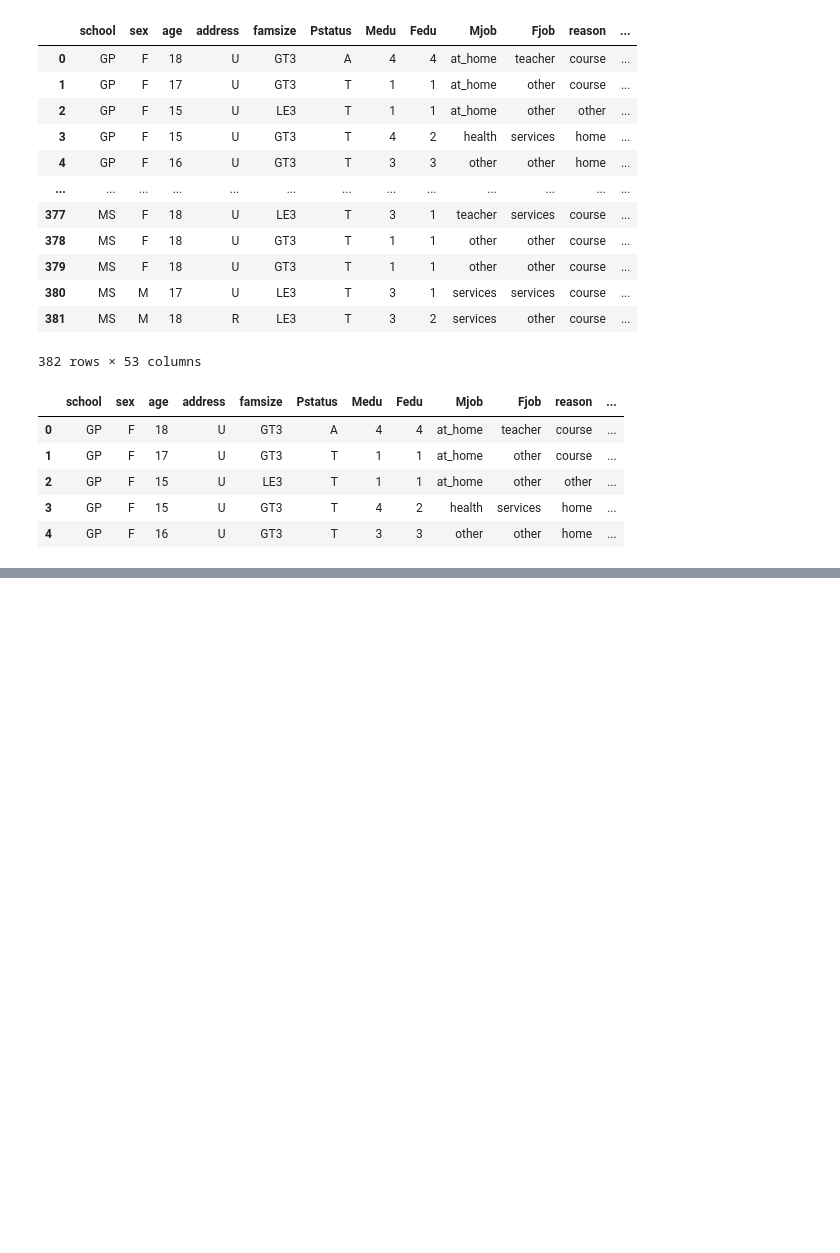
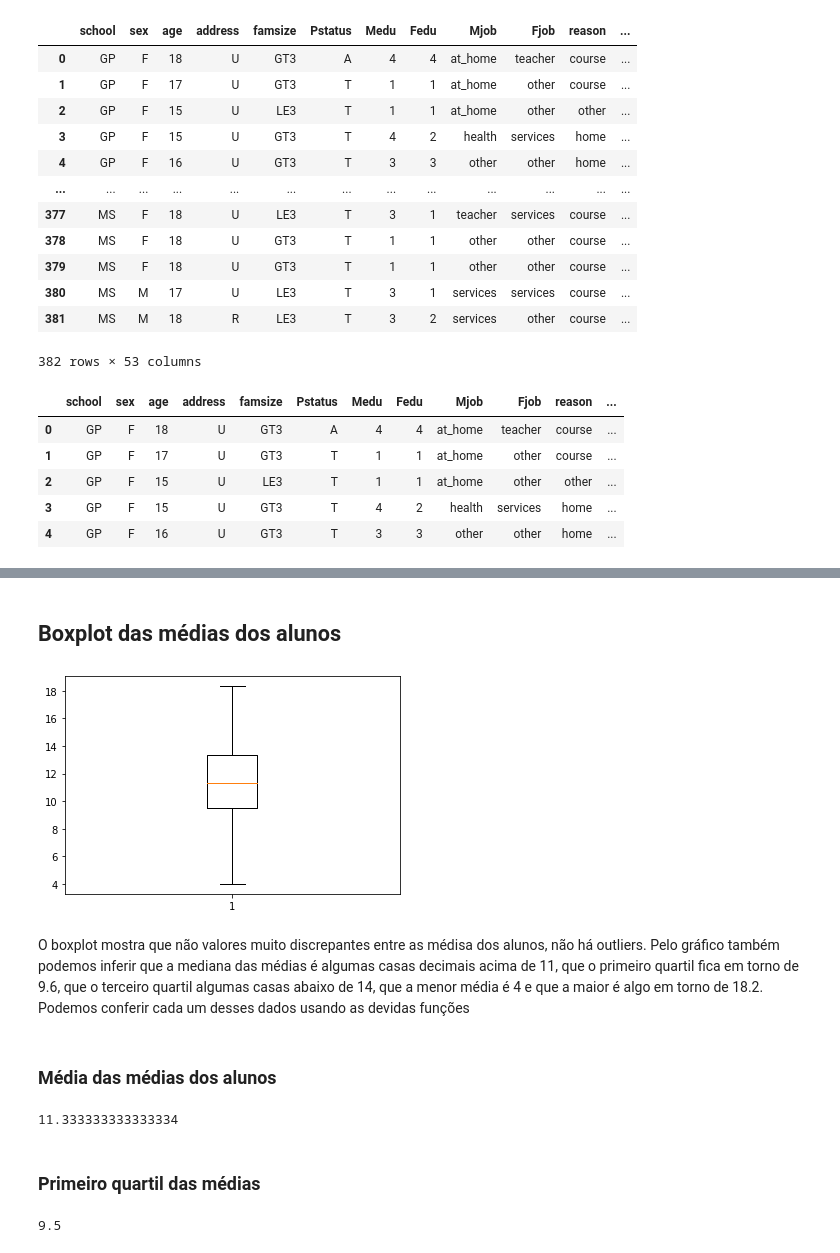
Before and after one commit to shl0mo/DataAnalysis_Students-Pandas, a Jupyter notebook: Estudantes.ipynb, the cells around one changed output, grey strips where cells are left out. Cells and saved outputs as stored; diff of their text form; code cells hidden in the pictures; blank space fills up the shorter version.

Commit message:
Boxplot e quartis

```diff
--- a/Estudantes.ipynb
+++ b/Estudantes.ipynb
@@ -60,9 +60,29 @@ df.rename(columns={
     'absences_x': 'absences_mat',
     'G1_x': 'G1_mat',
     'G2_x': 'G2_mat',
-    'G3_x': 'G3_mat'
-})
-df.head()
+    'G3_x': 'G3_mat',
+    'guardian_y': 'guardian_por',
+    'traveltime_y': 'traveltime_por',
+    'studytime_y': 'studytime_por',
+    'failures_y': 'failures_por',
+    'shcoolsup_y': 'schoolsup_por',
+    'famsup_y': 'famsup_por',
+    'paid_y': 'paid_por',
+    'activities_y': 'activities_por',
+    'higher_y': 'higher_por',
+    'romantic_y': 'romantic_por',
+    'famrel_y': 'famrel_por',
+    'freetime_y': 'freetime_por',
+    'gooyt_y': 'goout_por',
+    'Dalc_y': 'Dalc_por',
+    'Walc_y': 'Walc_por',
+    'health_y': 'health_por',
+    'absences_y': 'absences_por',
+    'G1_y': 'G1_por',
+    'G2_y': 'G2_por',
+    'G3_y': 'G3_por'
+}, inplace = True);
+df.head();
 # %% [output]
 |  | school | sex | age | address | famsize | Pstatus | Medu | Fedu | Mjob | Fjob | reason | ... |
 | 0 | GP | F | 18 | U | GT3 | A | 4 | 4 | at_home | teacher | course | ... |
@@ -72,0 +95,3 @@ df.head()
+# %%
+df['GF'] = (df['G1_mat'] + df['G2_mat'] + df['G3_mat'] + df['G1_por'] + df['G2_por'] + df['G3_por'])/6;
+df;
@@ -72,0 +124,22 @@ df.head()
+# %% [markdown]
+## Boxplot das médias dos alunos
+# %%
+plt.boxplot(df['GF']);
+# %% [output]
+[figure, added]
+# %% [markdown]
+O boxplot mostra que não valores muito discrepantes entre as médisa dos alunos, não há outliers. Pelo gráfico também podemos inferir que a mediana das médias é algumas casas decimais acima de 11, que o primeiro quartil fica em torno de 9.6, que o terceiro quartil algumas casas abaixo de 14, que a menor média é 4 e que a maior é algo em torno de 18.2. Podemos conferir cada um desses dados usando as devidas funções
+# %% [markdown]
+### Média das médias dos alunos
+# %%
+media_medias = np.median(df['GF']);
+print(media_medias);
+# %% [output]
+11.333333333333334
+# %% [markdown]
+### Primeiro quartil das médias
+# %%
+primeiro_quartil = df['GF'].quantile(0.25);
+print(primeiro_quartil);
+# %% [output]
+9.5
```
Also changed, not shown: parts of 13 cells of this notebook.
